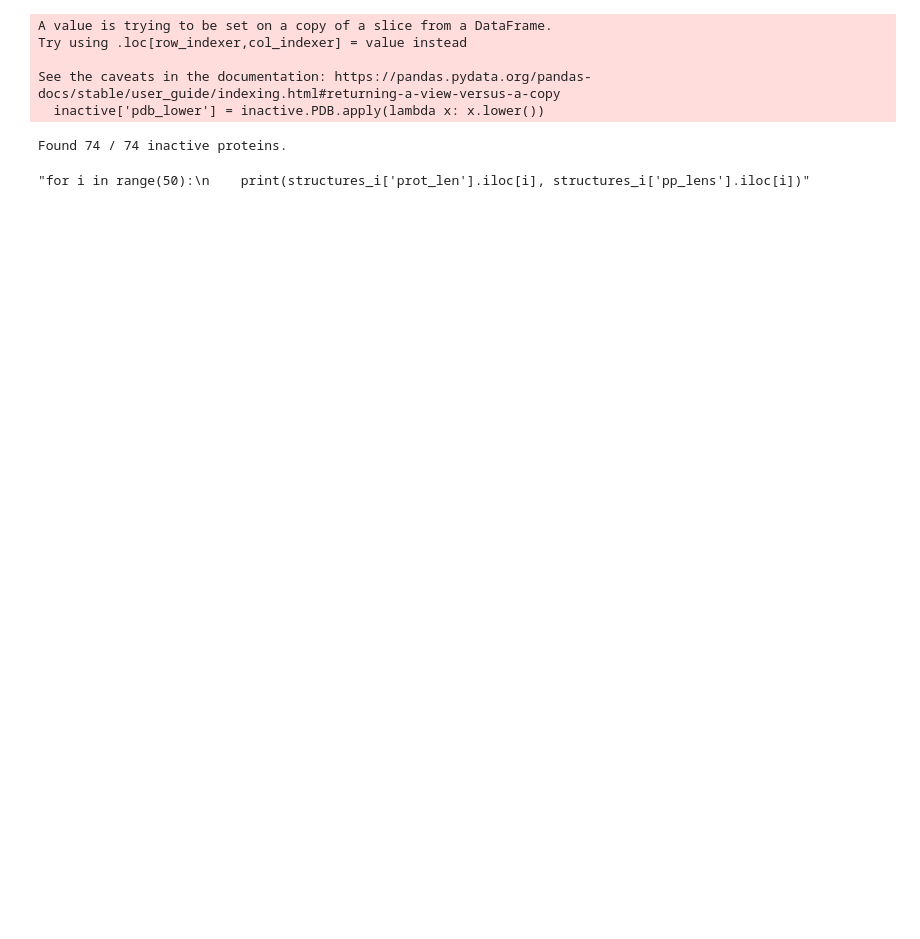
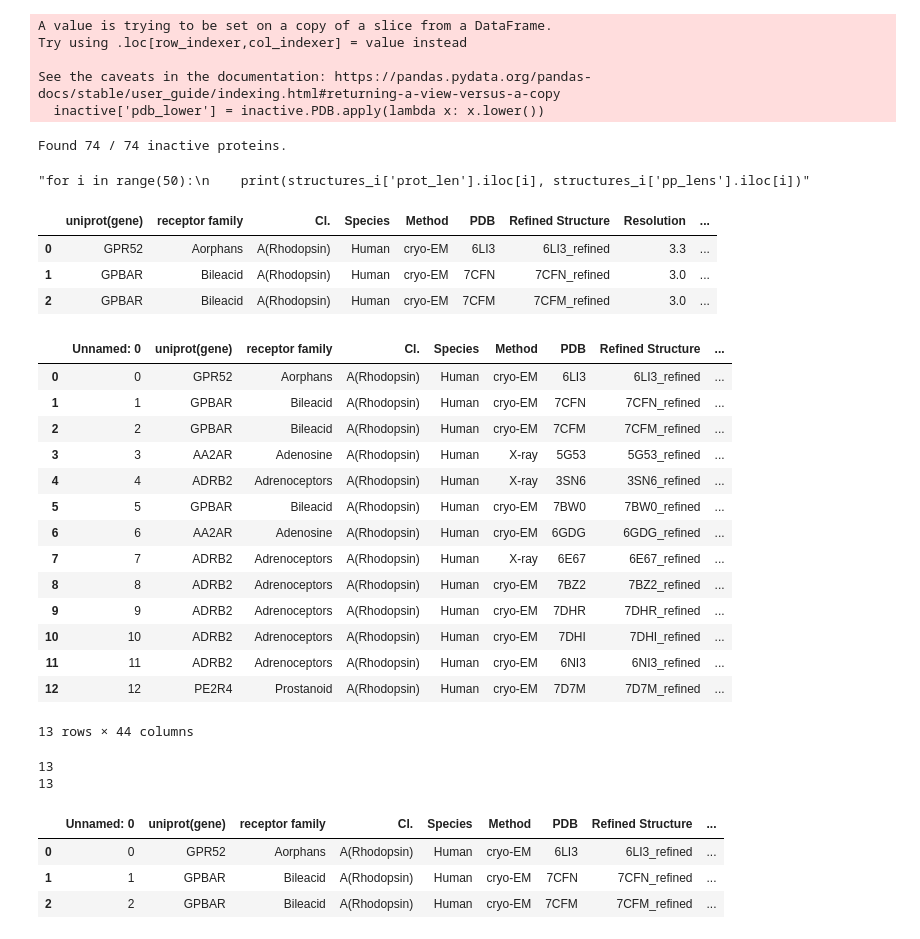
Before and after one commit to flurinh/mt, a Jupyter notebook: ICL4_data.ipynb, the cells around one changed output. Drawn from its saved outputs; the diff is of its cells as text; code cells hidden in the pictures; blank space fills up the shorter version.

```diff
--- a/ICL4_data.ipynb
+++ b/ICL4_data.ipynb
@@ -160,6 +179,13 @@ structures_i = pdb_data(files_i)
 "for i in range(50):\n    print(structures_i['prot_len'].iloc[i], structures_i['pp_lens'].iloc[i])"
 # %%
 full_a = structure_to_full(active, structures_a, al_df)
+# %%
+disp3(full_a)
+# %% [output]
+|  | uniprot(gene) | receptor family | Cl. | Species | Method | PDB | Refined Structure | Resolution | ... |
+| 0 | GPR52 | Aorphans | A(Rhodopsin) | Human | cryo-EM | 6LI3 | 6LI3_refined | 3.3 | ... |
+| 1 | GPBAR | Bileacid | A(Rhodopsin) | Human | cryo-EM | 7CFN | 7CFN_refined | 3.0 | ... |
+| 2 | GPBAR | Bileacid | A(Rhodopsin) | Human | cryo-EM | 7CFM | 7CFM_refined | 3.0 | ... |
 # %%
 full_a.to_csv('full_a.csv')
 full_a = pd.read_csv('full_a.csv')
@@ -169,4 +195,22 @@ full_a = pd.read_csv('full_a.csv')
 # full_a['TM7_combined']
 # %%
 # full_a['H8_combined']
+# %%
+full_a
+# %% [output]
+|  | Unnamed: 0 | uniprot(gene) | receptor family | Cl. | Species | Method | PDB | Refined Structure | ... |
+| 0 | 0 | GPR52 | Aorphans | A(Rhodopsin) | Human | cryo-EM | 6LI3 | 6LI3_refined | ... |
+| 1 | 1 | GPBAR | Bileacid | A(Rhodopsin) | Human | cryo-EM | 7CFN | 7CFN_refined | ... |
+| 2 | 2 | GPBAR | Bileacid | A(Rhodopsin) | Human | cryo-EM | 7CFM | 7CFM_refined | ... |
+| 3 | 3 | AA2AR | Adenosine | A(Rhodopsin) | Human | X-ray | 5G53 | 5G53_refined | ... |
+| 4 | 4 | ADRB2 | Adrenoceptors | A(Rhodopsin) | Human | X-ray | 3SN6 | 3SN6_refined | ... |
+| 5 | 5 | GPBAR | Bileacid | A(Rhodopsin) | Human | cryo-EM | 7BW0 | 7BW0_refined | ... |
+| 6 | 6 | AA2AR | Adenosine | A(Rhodopsin) | Human | cryo-EM | 6GDG | 6GDG_refined | ... |
+| 7 | 7 | ADRB2 | Adrenoceptors | A(Rhodopsin) | Human | X-ray | 6E67 | 6E67_refined | ... |
+| 8 | 8 | ADRB2 | Adrenoceptors | A(Rhodopsin) | Human | cryo-EM | 7BZ2 | 7BZ2_refined | ... |
+| 9 | 9 | ADRB2 | Adrenoceptors | A(Rhodopsin) | Human | cryo-EM | 7DHR | 7DHR_refined | ... |
+| 10 | 10 | ADRB2 | Adrenoceptors | A(Rhodopsin) | Human | cryo-EM | 7DHI | 7DHI_refined | ... |
+| 11 | 11 | ADRB2 | Adrenoceptors | A(Rhodopsin) | Human | cryo-EM | 6NI3 | 6NI3_refined | ... |
+| 12 | 12 | PE2R4 | Prostanoid | A(Rhodopsin) | Human | cryo-EM | 7D7M | 7D7M_refined | ... |
+13 rows × 44 columns
 # %%
@@ -174,5 +218,16 @@ complete_a = complete_data(full_a)
+# %%
+print(len(full_a))
+print(len(complete_a))
+# %% [output]
+13
+13
 # %%
-# disp3(complete_a)
+disp3(complete_a)
+# %% [output]
+|  | Unnamed: 0 | uniprot(gene) | receptor family | Cl. | Species | Method | PDB | Refined Structure | ... |
+| 0 | 0 | GPR52 | Aorphans | A(Rhodopsin) | Human | cryo-EM | 6LI3 | 6LI3_refined | ... |
+| 1 | 1 | GPBAR | Bileacid | A(Rhodopsin) | Human | cryo-EM | 7CFN | 7CFN_refined | ... |
+| 2 | 2 | GPBAR | Bileacid | A(Rhodopsin) | Human | cryo-EM | 7CFM | 7CFM_refined | ... |
 # %%
 # Filter out poorly aligned proteins
 # disp3(complete_a[complete_a['std'] < 20])
```
Also changed, not shown: parts of 37 cells of this notebook, 5 other files.
